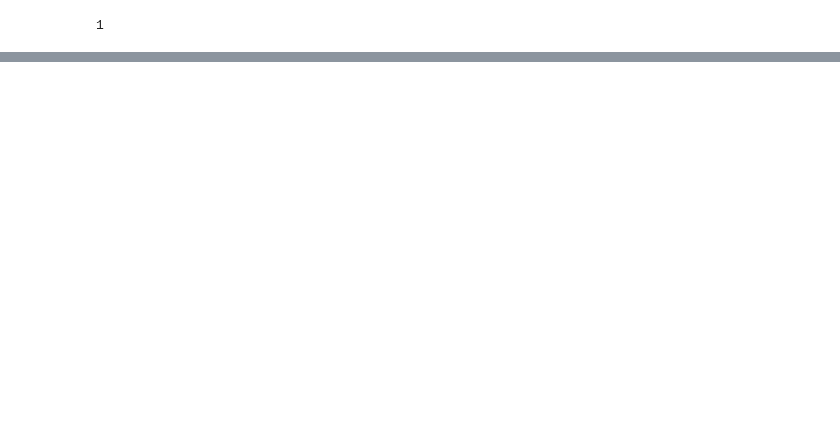
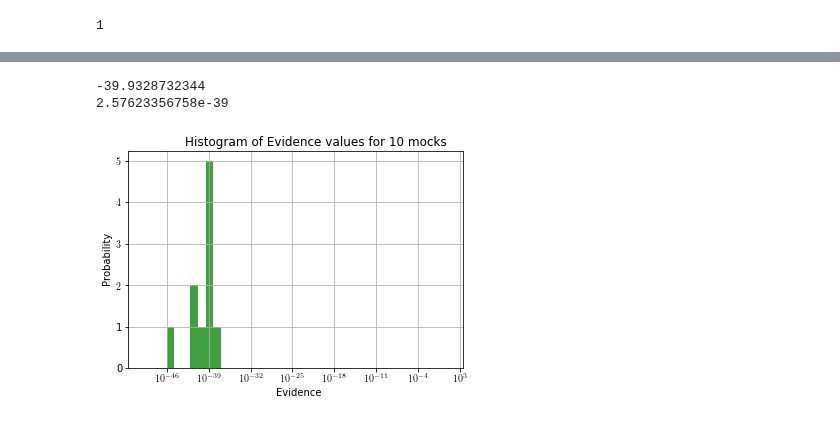
Before and after one commit to LaurencePeanuts/Music, a Jupyter notebook: Scripts/Coverage_prob_tests.ipynb, the cells around one changed output, grey strips where cells are left out. Saved outputs shown, nothing was run; the diff lists cells and outputs as text; code cells hidden in the pictures; blank space fills up the shorter version.

```diff
--- a/Scripts/Coverage_prob_tests.ipynb
+++ b/Scripts/Coverage_prob_tests.ipynb
@@ -111,0 +135,6 @@ np.mean(cov_frac)
+# %%
+execfile ("_CalcEvidence.py")
+# %% [output]
+-39.9328732344
+2.57623356758e-39
+[figure, added]
```
Also changed, not shown: parts of 15 cells of this notebook, 3 other files.
